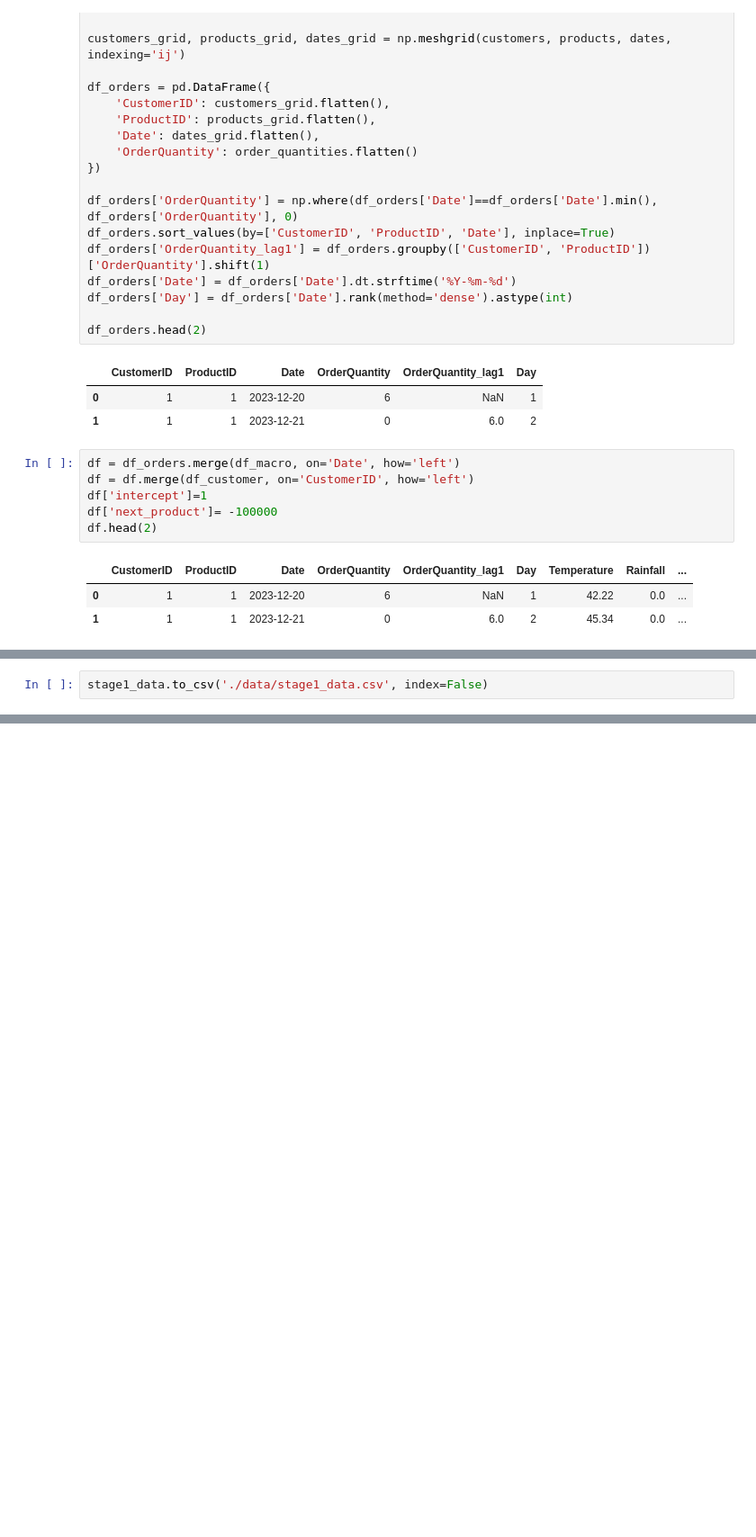
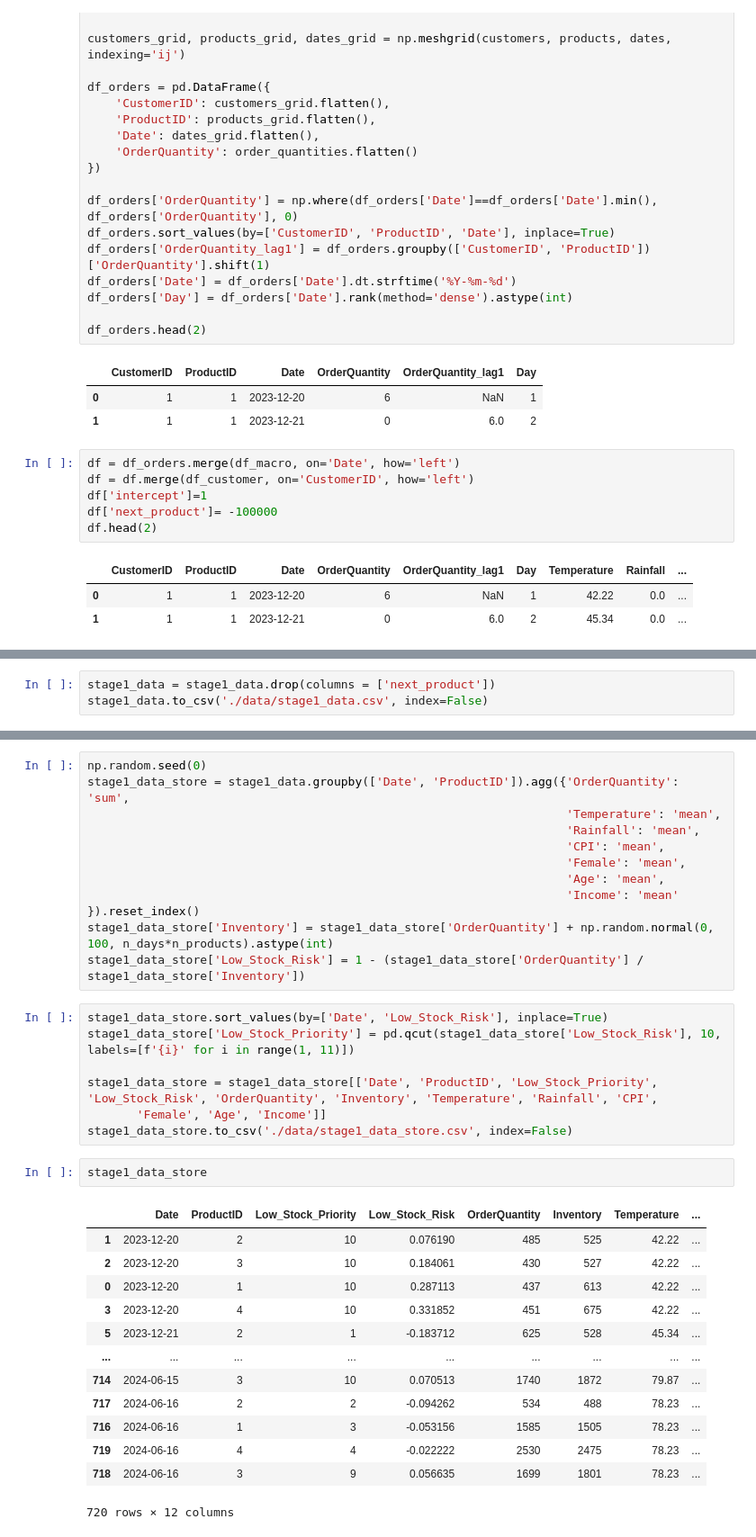
Before and after one commit to ichscheine/SmartStock, a Jupyter notebook: stage1.ipynb, the cells around one changed output, grey strips where cells are left out. Shown at 90% size. Drawn from its saved outputs; the diff is of its cells as text; blank space fills up the shorter version.

Commit message:
aggregated data for demo

```diff
--- a/stage1.ipynb
+++ b/stage1.ipynb
@@ -193,2 +200,3 @@ stage1_data.groupby(['ProductID'])['OrderQuantity'].describe()
 # %%
+stage1_data = stage1_data.drop(columns = ['next_product'])
 stage1_data.to_csv('./data/stage1_data.csv', index=False)
@@ -194,0 +212,35 @@ stage1_data.to_csv('./data/stage1_data.csv', index=False)
+# %%
+np.random.seed(0)
+stage1_data_store = stage1_data.groupby(['Date', 'ProductID']).agg({'OrderQuantity': 'sum',
+                                                                    'Temperature': 'mean',
+                                                                    'Rainfall': 'mean',
+                                                                    'CPI': 'mean',
+                                                                    'Female': 'mean',
+                                                                    'Age': 'mean',
+                                                                    'Income': 'mean'
+}).reset_index()
+stage1_data_store['Inventory'] = stage1_data_store['OrderQuantity'] + np.random.normal(0, 100, n_days*n_products).astype(int)
+stage1_data_store['Low_Stock_Risk'] = 1 - (stage1_data_store['OrderQuantity'] / stage1_data_store['Inventory'])
+# %%
+stage1_data_store.sort_values(by=['Date', 'Low_Stock_Risk'], inplace=True)
+stage1_data_store['Low_Stock_Priority'] = pd.qcut(stage1_data_store['Low_Stock_Risk'], 10, labels=[f'{i}' for i in range(1, 11)])
+
+stage1_data_store = stage1_data_store[['Date', 'ProductID', 'Low_Stock_Priority', 'Low_Stock_Risk', 'OrderQuantity', 'Inventory', 'Temperature', 'Rainfall', 'CPI',
+       'Female', 'Age', 'Income']]
+stage1_data_store.to_csv('./data/stage1_data_store.csv', index=False)
+# %%
+stage1_data_store
+# %% [output]
+|  | Date | ProductID | Low_Stock_Priority | Low_Stock_Risk | OrderQuantity | Inventory | Temperature | ... |
+| 1 | 2023-12-20 | 2 | 10 | 0.076190 | 485 | 525 | 42.22 | ... |
+| 2 | 2023-12-20 | 3 | 10 | 0.184061 | 430 | 527 | 42.22 | ... |
+| 0 | 2023-12-20 | 1 | 10 | 0.287113 | 437 | 613 | 42.22 | ... |
+| 3 | 2023-12-20 | 4 | 10 | 0.331852 | 451 | 675 | 42.22 | ... |
+| 5 | 2023-12-21 | 2 | 1 | -0.183712 | 625 | 528 | 45.34 | ... |
+| ... | ... | ... | ... | ... | ... | ... | ... | ... |
+| 714 | 2024-06-15 | 3 | 10 | 0.070513 | 1740 | 1872 | 79.87 | ... |
+| 717 | 2024-06-16 | 2 | 2 | -0.094262 | 534 | 488 | 78.23 | ... |
+| 716 | 2024-06-16 | 1 | 3 | -0.053156 | 1585 | 1505 | 78.23 | ... |
+| 719 | 2024-06-16 | 4 | 4 | -0.022222 | 2530 | 2475 | 78.23 | ... |
+| 718 | 2024-06-16 | 3 | 9 | 0.056635 | 1699 | 1801 | 78.23 | ... |
+720 rows × 12 columns
```
Also changed, not shown: parts of 4 cells of this notebook, 8 other files.
